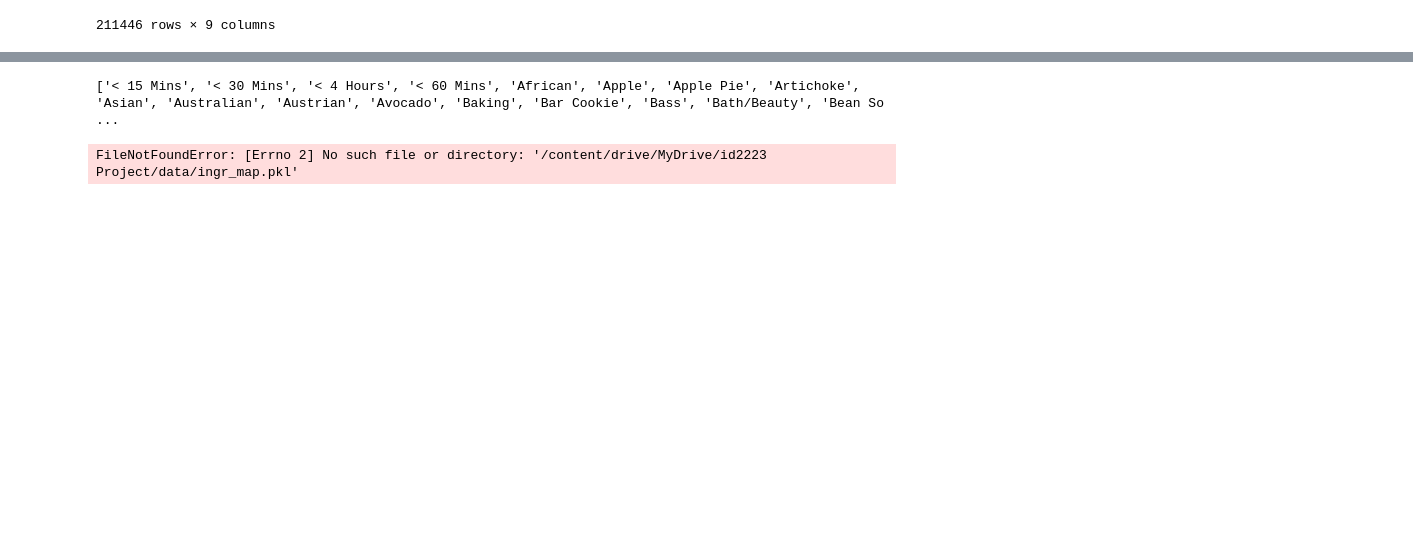
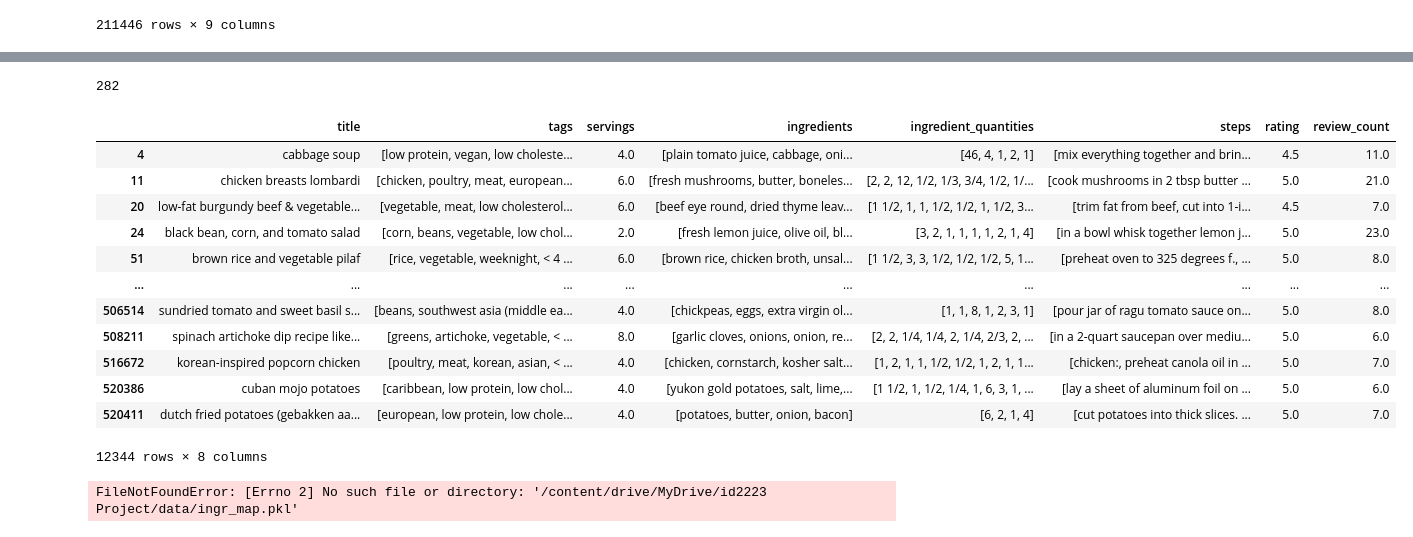
Before and after one commit to isakkolbeins/ID2223-Whats4Dinner, a Jupyter notebook: Data/preprocessing.ipynb, the cells around one changed output, grey strips where cells are left out. Saved outputs shown, nothing was run; the diff lists cells and outputs as text; code cells hidden in the pictures; blank space fills up the shorter version.

```diff
--- a/Data/preprocessing.ipynb
+++ b/Data/preprocessing.ipynb
@@ -131,7 +121,9 @@ import ast
 # Format the list to a python list - return None if list is empty
 def convert_to_list(item_str):
     try: # Remove 'c(' and ')' and convert the string into a list using ast.literal_eval for safety
-        return ast.literal_eval(item_str.replace('c(', '[').replace(')', ']').replace('NA', '"to taste"'))
+        cleaned_str = item_str.lstrip('c(').rstrip(')').replace('NA', '"to taste"')
+
+        return ast.literal_eval(f'[{cleaned_str}]')
     # converst the cvc format to list -> replacing NA with "placeholder" (in to taste)
     except (ValueError, SyntaxError):
         # If there's an error (invalid format), return an empty list or handle as needed
@@ -288,11 +206,53 @@ unique_ingredients_df
-# %%
-# Assuming your DataFrame is named df and has a 'RecipeCategory' column
-unique_categories = df['RecipeCategory'].dropna().unique()
-
-# To convert this to a sorted list
-unique_categories = sorted(unique_categories)
-
-# Display the unique categories
-print(unique_categories)
-# %% [output]
-['< 15 Mins', '< 30 Mins', '< 4 Hours', '< 60 Mins', 'African', 'Apple', 'Apple Pie', 'Artichoke', 'Asian', 'Australian', 'Austrian', 'Avocado', 'Baking', 'Bar Cookie', 'Bass', 'Bath/Beauty', 'Bean So ...
+# %%
+unique_categories = df['category'].unique()
+
+print(len(unique_categories))
+
+drop_keywords = [
+    'pie', 'cake', 'dessert', 'cheesecake', 'candy', 'cookie', 'gelatin',
+    'baking', 'sweets', 'pastries', 'pudding', 'cupcakes', 'brownies', 'mousse',
+    'tarts', 'muffins', 'turnovers', 'ice cream', 'bread', 'beverage', 'smoothie',
+    'shakes', 'alcohol', 'cocktail', 'tea', 'coffee', 'wine', 'beer', 'dressing'
+]
+
+# Drop deserts, drinks and baking recipes
+df = df[~df['category'].str.contains('|'.join(drop_keywords), case=False, na=False)]
+
+
+
+# drop all without rating
+df = df.dropna(subset=['rating', 'review_count'])
+
+# drop unless rating > 4 and more than 2 reviews
+df = df[df['rating'] >= 4.5]
+df = df[df['review_count'] >= 5]
+
+# and servings between 1-10
+df = df[(df['servings'] >= 1) & (df['servings'] <= 10)]
+
+# drop all with less than 3 keywords
+df = df[df['keywords'].apply(lambda x: isinstance(x, list) and len(x) >= 3)]
+
+
+# Merge the keywords and category to a "tags" list
+df['keywords'] = df.apply(lambda row: row['keywords'] + [row['category']], axis=1)
+df = df.rename(columns={'keywords': 'tags'})
+df = df.drop(columns=['category'])
+
+
+df
+# %% [output]
+282
+|  | title | tags | servings | ingredients | ingredient_quantities | steps | rating | review_count |
+| 4 | cabbage soup | [low protein, vegan, low choleste... | 4.0 | [plain tomato juice, cabbage, oni... | [46, 4, 1, 2, 1] | [mix everything together and brin... | 4.5 | 11.0 |
+| 11 | chicken breasts lombardi | [chicken, poultry, meat, european... | 6.0 | [fresh mushrooms, butter, boneles... | [2, 2, 12, 1/2, 1/3, 3/4, 1/2, 1/... | [cook mushrooms in 2 tbsp butter ... | 5.0 | 21.0 |
+| 20 | low-fat burgundy beef & vegetable... | [vegetable, meat, low cholesterol... | 6.0 | [beef eye round, dried thyme leav... | [1 1/2, 1, 1, 1/2, 1/2, 1, 1/2, 3... | [trim fat from beef, cut into 1-i... | 4.5 | 7.0 |
+| 24 | black bean, corn, and tomato salad | [corn, beans, vegetable, low chol... | 2.0 | [fresh lemon juice, olive oil, bl... | [3, 2, 1, 1, 1, 1, 2, 1, 4] | [in a bowl whisk together lemon j... | 5.0 | 23.0 |
+| 51 | brown rice and vegetable pilaf | [rice, vegetable, weeknight, < 4 ... | 6.0 | [brown rice, chicken broth, unsal... | [1 1/2, 3, 3, 1/2, 1/2, 1/2, 5, 1... | [preheat oven to 325 degrees f., ... | 5.0 | 8.0 |
+| ... | ... | ... | ... | ... | ... | ... | ... | ... |
+| 506514 | sundried tomato and sweet basil s... | [beans, southwest asia (middle ea... | 4.0 | [chickpeas, eggs, extra virgin ol... | [1, 1, 8, 1, 2, 3, 1] | [pour jar of ragu tomato sauce on... | 5.0 | 8.0 |
+| 508211 | spinach artichoke dip recipe like... | [greens, artichoke, vegetable, < ... | 8.0 | [garlic cloves, onions, onion, re... | [2, 2, 1/4, 1/4, 2, 1/4, 2/3, 2, ... | [in a 2-quart saucepan over mediu... | 5.0 | 6.0 |
+| 516672 | korean-inspired popcorn chicken | [poultry, meat, korean, asian, < ... | 4.0 | [chicken, cornstarch, kosher salt... | [1, 2, 1, 1, 1/2, 1/2, 1, 2, 1, 1... | [chicken:, preheat canola oil in ... | 5.0 | 7.0 |
+| 520386 | cuban mojo potatoes | [caribbean, low protein, low chol... | 4.0 | [yukon gold potatoes, salt, lime,... | [1 1/2, 1, 1/2, 1/4, 1, 6, 3, 1, ... | [lay a sheet of aluminum foil on ... | 5.0 | 6.0 |
+| 520411 | dutch fried potatoes (gebakken aa... | [european, low protein, low chole... | 4.0 | [potatoes, butter, onion, bacon] | [6, 2, 1, 4] | [cut potatoes into thick slices. ... | 5.0 | 7.0 |
+12344 rows × 8 columns
```
Also changed, not shown: parts of 5 cells of this notebook, 1 other file.
